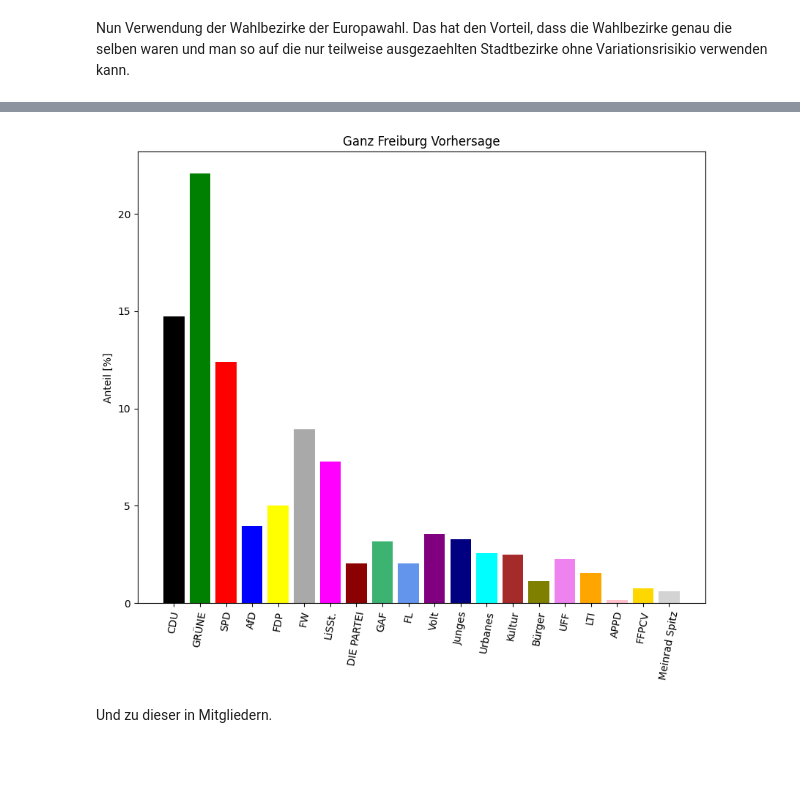
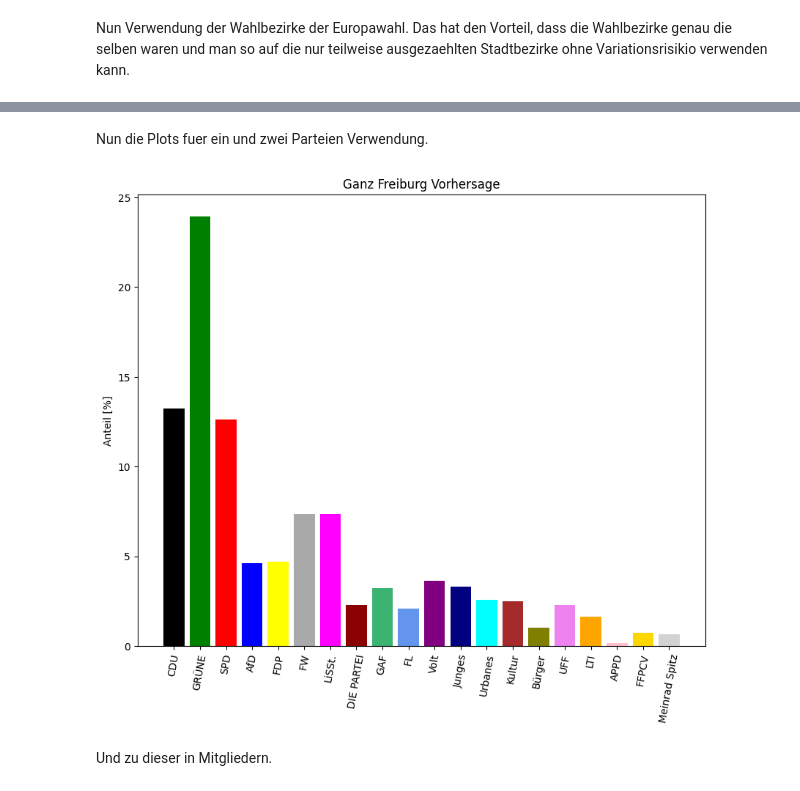
Before and after one commit to tkfritz/Freiburg_wahlen, a Jupyter notebook: Gemeinderatswahl24_Vorhersage.ipynb, the cells around one changed output, grey strips where cells are left out. Drawn from its saved outputs; the diff is of its cells as text; code cells hidden in the pictures; blank space fills up the shorter version.

Commit message:
more predictions added

```diff
--- a/Gemeinderatswahl24_Vorhersage.ipynb
+++ b/Gemeinderatswahl24_Vorhersage.ipynb
@@ -249,17 +154,0 @@ Gueltige_Stimmen  100.000000
-# %%
-for j in range(0,1):
-    party=partei_gem[j]
-    col=party+'_prozent_gem24'
-    corrs=np.zeros((len(parteien)))
-    for i in range(len(parteien)):
-        ar=np.zeros((2,sel.shape[0]))
-        ar[0]=sel[parteien[i]+'_prozent_eu24']
-        ar[1]=sel[party+'_prozent_gem24']
-        corr=np.corrcoef(ar[0],ar[1])
-        corrs[i]=np.abs(corr[0,1])
-    s=np.argmax(corrs)
-    print(f"Fuer Liste {party} EU {parteien[s]} has the biggest |corr| of {corrs[s]}")
-    ar[0]=sel[parteien[s]+'_prozent_eu24']
-    ar[1]=sel[party+'_prozent_gem24']
-    res,cov=sp.optimize.curve_fit(linf,ar[0],ar[1])
-    plt.plot(ar[0],ar[1],'o')
@@ -268,0 +228,2 @@ Fuer Liste CDU EU CDU has the biggest |corr| of 0.8913876999812103
+# %%
+prediction_val=corr_predict(com_wahlbezirke,tot_eu,mode='value')
@@ -269,7 +452,9 @@ Fuer Liste CDU EU CDU has the biggest |corr| of 0.8913876999812103
+# %% [markdown]
+Nun die Plots fuer ein und zwei Parteien Verwendung.
 # %%
-make_bar_plot(prediction,title='Ganz Freiburg Vorhersage')
+make_bar_plot(prediction_val,title='Ganz Freiburg Vorhersage')
 # %% [output]
-[figure, old version]
+[figure, new version]
 # %% [markdown]
 Und zu dieser in Mitgliedern.
 # %%
```
Also changed, not shown: parts of 48 cells of this notebook.
